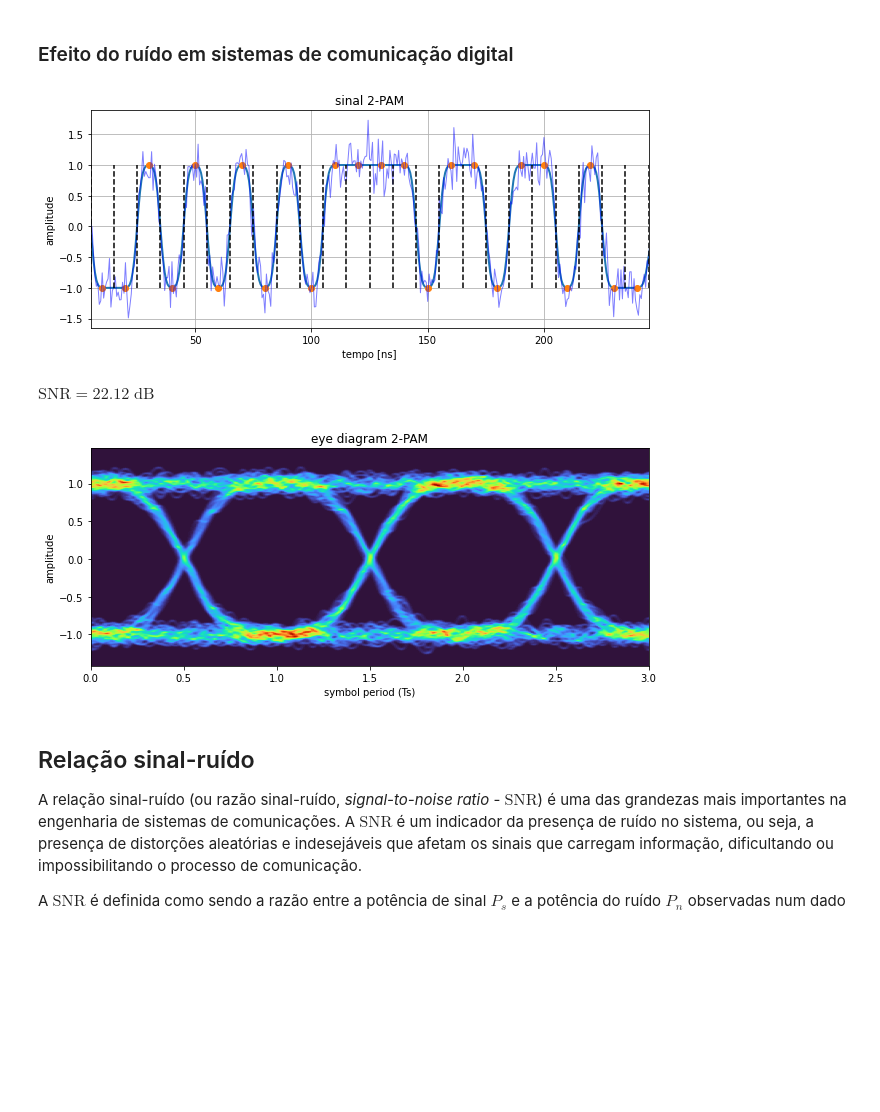
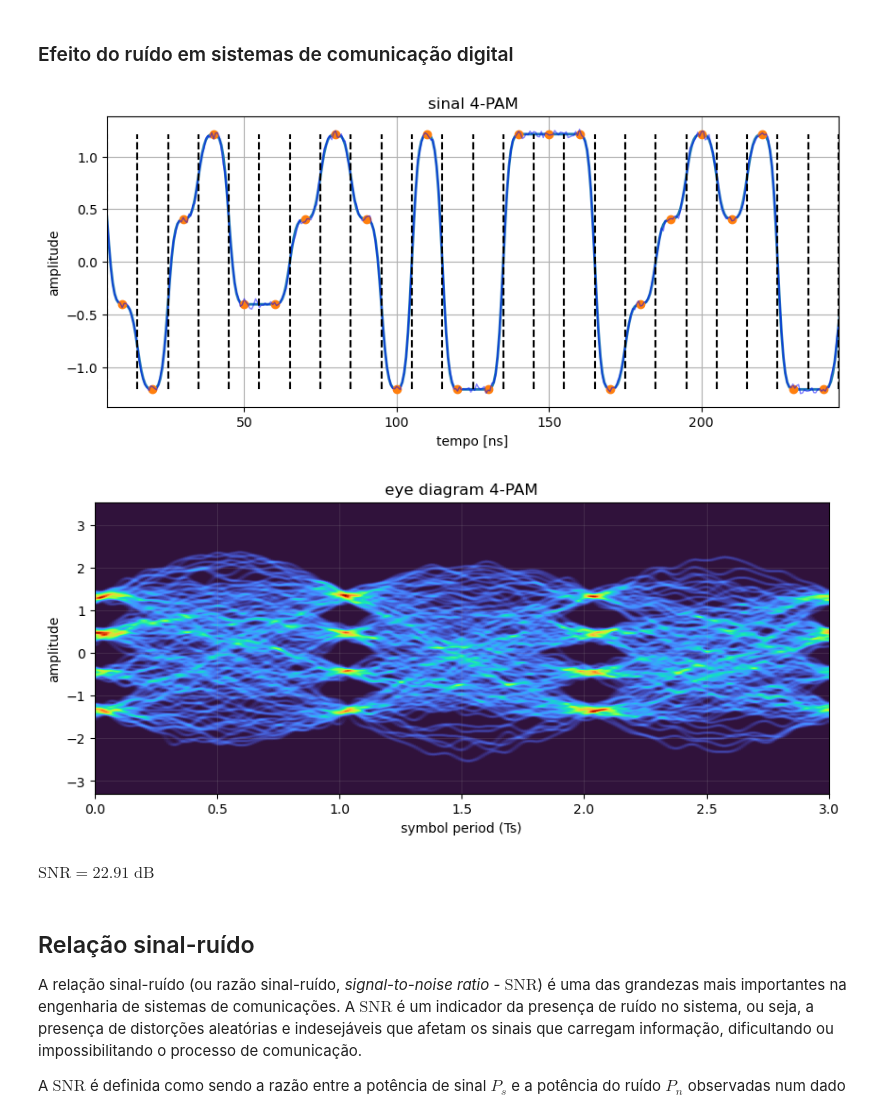
Before and after one commit to edsonportosilva/TDI, a Jupyter notebook: jupyter/2 - Canal com ruído aditivo gaussiano branco (AWGN).ipynb, the cells around one changed output. Drawn from its saved outputs; the diff is of its cells as text; code cells hidden in the pictures; blank space fills up the shorter version.

```diff
--- a/jupyter/2 - Canal com ruído aditivo gaussiano branco (AWGN).ipynb
+++ b/jupyter/2 - Canal com ruído aditivo gaussiano branco (AWGN).ipynb
@@ -257,7 +257,7 @@ Potência do ruído = 0.50 unidades de potência
 # %% [markdown]
 ### Efeito do ruído em sistemas de comunicação digital
 # %%
-M = 2
+M = 4
 
 # parâmetros da simulação
 SpS = 16            # Amostras por símbolo
@@ -269,7 +269,7 @@ Ta  = 1/Fa          # Período de amostragem
 # generate pseudo-random bit sequence
 bitsTx = np.random.randint(2, size = int(25*np.log2(M)))
 
-# generate ook modulated symbol sequence
+# generate pam modulated symbol sequence
 symbTx = modulateGray(bitsTx, M, 'pam')
 symbTx = pnorm(symbTx) # power normalization
 
@@ -285,35 +285,35 @@ sigTx = firFilter(pulse, symbolsUp)
 sigTx = sigTx.real
 
 t = np.arange(0, sigTx.size)*(1/Fa)/1e-9
 
 # instantes centrais dos intervalos de sinalização
 symbolsUp = upsample(symbTx, SpS)
 symbolsUp[symbolsUp==0] = np.nan
 
 plt.figure(2)
 plt.plot(t, sigTx,'-',linewidth=2)
 plt.plot(t, symbolsUp.real,'o')
 plt.xlabel('tempo [ns]')
 plt.ylabel('amplitude')
 plt.title('sinal '+str(M)+'-PAM')
 plt.grid()
 
 # ruído gaussiano branco
 Namostras = sigTx.size
-σ2  = 0.050  # variância
+σ2  = 0.00050  # variância
 μ   = 0      # média
 
 σ      = sqrt(σ2)
 ruido  = normal(μ, σ, Namostras)
 
 plt.figure(2)
 plt.plot(t, sigTx + ruido,'b-',alpha=0.5, linewidth=1)
 
 t = (0.5*Ts + np.arange(0, symbTx.size*Ts, Ts))/1e-9
 plt.vlines(t, min(symbTx), max(symbTx), linestyles='dashed', color = 'k');
 plt.xlim(min(t), max(t));
 # %% [output]
-[figure, old version]
+[figure, new version]
 # %%
 # generate pseudo-random bit sequence
 bitsTx = np.random.randint(2, size = int(250000*np.log2(M)))
@@ -326,7 +326,7 @@ symbTx = pnorm(symbTx) # power normalization
 symbolsUp = upsample(symbTx, SpS)
 
 # pulso NRZ típico
-pulse = pulseShape('nrz', SpS)
+pulse = pulseShape('rc', SpS)
 pulse = pulse/max(abs(pulse))
 
 # formatação de pulso
@@ -349,8 +349,8 @@ SNR = 10*np.log10(pot(sigTx)/pot(ruido))
 
 symdisp('\mathrm{SNR} = ', round(SNR,2), 'dB')
 # %% [output]
+[figure, new version]
-$\displaystyle \mathrm{SNR} = 22.12\;\mathrm{dB}$
+$\displaystyle \mathrm{SNR} = 22.91\;\mathrm{dB}$
-[figure, old version]
 # %% [markdown]
 ## Relação sinal-ruído
 
```
Also changed, not shown: parts of 4 cells of this notebook, 1 other file.
